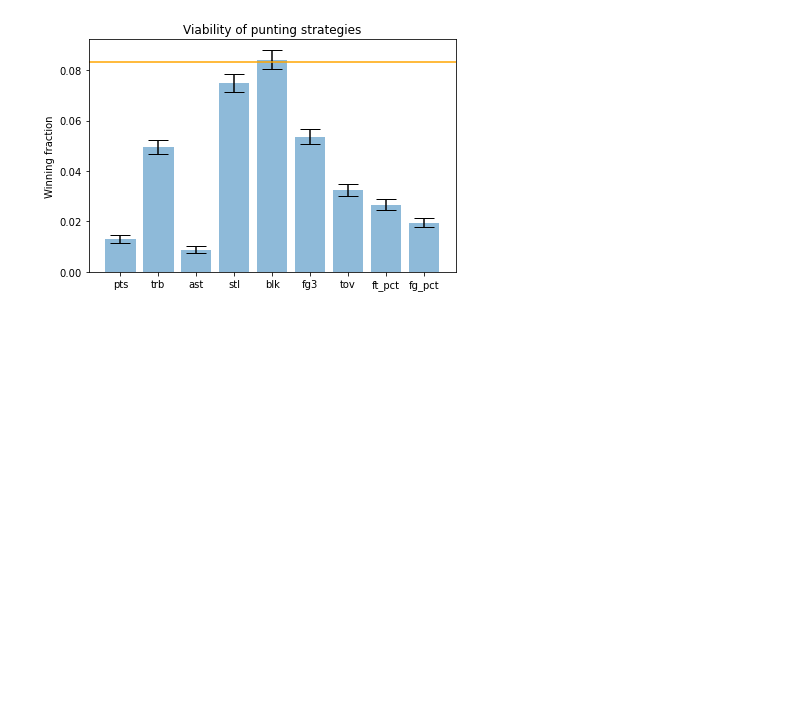
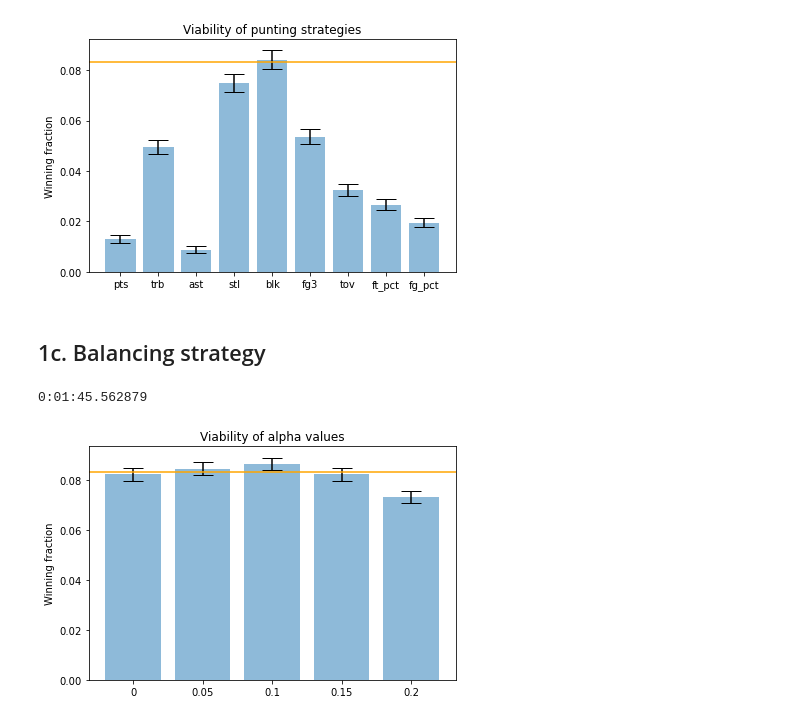
Before and after one commit to zer2/Fantasy-Basketball--in-progress-, a Jupyter notebook: Basketball drafting.ipynb, the cells around one changed output. Drawn from its saved outputs; the diff is of its cells as text; code cells hidden in the pictures; blank space fills up the shorter version.

Commit message:
Added balancing part

```diff
--- a/Basketball drafting.ipynb
+++ b/Basketball drafting.ipynb
@@ -146,14 +146,16 @@ def run_draft(agents, number_of_rounds):
 def try_strategy(primary_agent, default_agent, n_seasons):
 
     strategy_res = [[] for i in range(12)]
-    players = [] #keep track of all players selected by the primary agent
     for i in range(12):
-        agents = [default_agent]* i + [primary_agent] + [default_agent]*(11 - i)
+        #we need to deepcopy the agents so that they don't share references with each other
+        agents = [copy.deepcopy(default_agent) for x in range(i)] + \
+                    [copy.deepcopy(primary_agent)] + \
+                    [copy.deepcopy(default_agent) for x in range(11-i)]
+
         teams = run_draft(agents ,3)
-        players = players + [k for k,v in teams.items() if v == i]
         res = run_multiple_seasons(teams, n_seasons)
         strategy_res[i] = (res.get(i)) if (res.get(i)) is not None else 0
-    return np.sum(strategy_res)/(12*n_seasons) #, players
+    return np.sum(strategy_res)/(12*n_seasons)
 # %% [markdown]
 ## 1a. Scaling Strategy
 # %%
@@ -221,3 +223,5 @@ plt.tight_layout()
 plt.show()
 # %% [output]
 [figure]
+# %% [markdown]
+## 1c. Balancing strategy
@@ -223,0 +252,38 @@ plt.show()
+# %%
+def try_alpha_strategy(alpha, n = 1000):
+    primary_agent = balanced_agent(alpha = alpha)
+    default_agent = simple_agent(punting_cats = [], scaler = MinMaxScaler())
+    res = try_strategy(primary_agent, default_agent, n)
+    variance = np.sqrt(res*(1-res)/(12 * n))
+    return res, variance
+# %%
+start = datetime.now()
+alpha_results = {alpha : try_alpha_strategy(alpha) for alpha in [0,0.05,0.1,0.15,0.2]}
+print(datetime.now() - start)
+# %% [output]
+0:01:45.562879
+# %%
+alpha_results_unpacked = list(map(list,zip(*[(x[0],x[1][0],x[1][1]) for x in alpha_results.items()])))
+
+fig, ax = plt.subplots()
+
+x_pos = np.arange(len(alpha_results_unpacked[0]))
+ax.bar(x_pos
+       , alpha_results_unpacked[1]
+       , yerr=alpha_results_unpacked[2]
+       , align='center'
+       , alpha=0.5
+       , ecolor='black'
+       , capsize=10)
+
+ax.set_ylabel('Winning fraction')
+ax.set_xticks(x_pos)
+ax.set_xticklabels(alpha_results_unpacked[0])
+ax.set_title('Viability of alpha values')
+ax.axhline(y=1/12, color='orange', linestyle='-')
+
+# Save the figure and show
+plt.tight_layout()
+plt.show()
+# %% [output]
+[figure, added]
```
Also changed, not shown: parts of 4 cells of this notebook.
